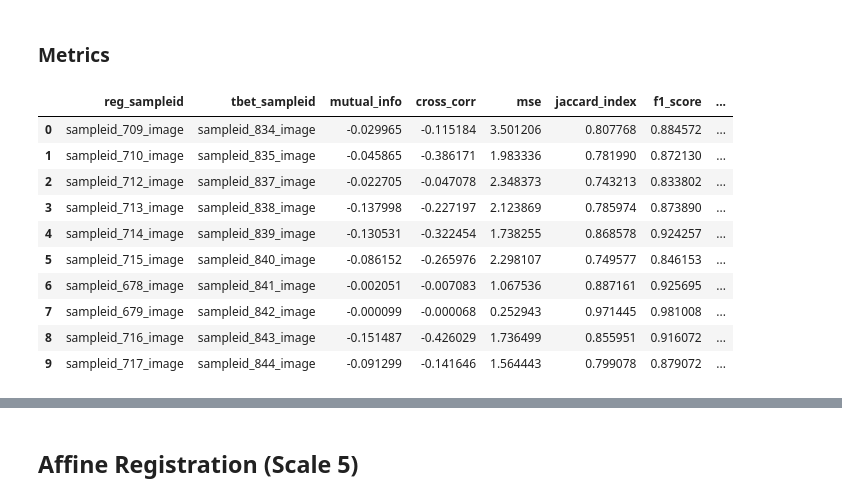
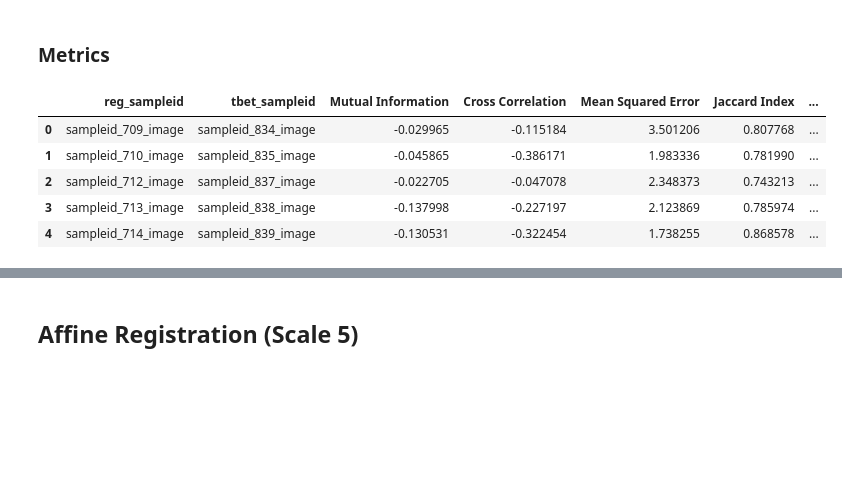
Before and after one commit to Olamiknight/WSIFIR, a Jupyter notebook: Regression_Tbet_Registration.ipynb, the cells around one changed output, grey strips where cells are left out. Cells and saved outputs as stored; diff of their text form; code cells hidden in the pictures; blank space fills up the shorter version.

```diff
--- a/Regression_Tbet_Registration.ipynb
+++ b/Regression_Tbet_Registration.ipynb
@@ -896,39 +896,38 @@ plt.show()
 # %% [markdown]
 ### Metrics
 # %%
-#Create a DataFrame to store the metrics
-metrics_df_2 = pd.DataFrame(columns=['reg_sampleid', 'tbet_sampleid', 'mutual_info', 'cross_corr', 'mse', 'jaccard_index', 'f1_score', 'hausdorff_distance'])
-# Loop through each image and compute the metrics
+
+#Create a dataframe with the regression and tbet images
+
+metrics_df_2 = pd.DataFrame(columns=['reg_sampleid', 'tbet_sampleid', 'Mutual Information', 'Cross Correlation', 'Mean Squared Error', 'Jaccard Index', 'F1 Score', 'Hausdorff Distance'])
+# Loop through each image in the registered images
+
 for i, (reg_sampleid, reg_image) in enumerate(regression_images_2):
     # Get the corresponding tbet image
     tbet_sampleid, tbet_image = tbet_images_2[i]
 
-    # Compute the metrics
-    mutual_info, cross_corr, mse, jaccard_index, f1, hausdorff_distance = compute_metrics(reg_image, tbet_image)
+    # Compute metrics
+    mutual_info, cross_corr, mse, jaccard_index, f1, hausdorff_distance_value = compute_metrics(reg_image, tbet_image)
 
-    # Append the metrics to the DataFrame
+    # Concatenate to the dataframe
     metrics_df_2 = pd.concat([metrics_df_2, pd.DataFrame({
         'reg_sampleid': [reg_sampleid],
         'tbet_sampleid': [tbet_sampleid],
-        'mutual_info': [mutual_info],
-        'cross_corr': [cross_corr],
-        'mse': [mse],
-        'jaccard_index': [jaccard_index],
-        'f1_score': [f1],
-        'hausdorff_distance': [hausdorff_distance]
+        'Mutual Information': [mutual_info],
+        'Cross Correlation': [cross_corr],
+        'Mean Squared Error': [mse],
+        'Jaccard Index': [jaccard_index],
+        'F1 Score': [f1],
+        'Hausdorff Distance': [hausdorff_distance_value]
     })], ignore_index=True)
 
-metrics_df_2.head(10)
+
+metrics_df_2.head(5)
 # %% [output]
-|  | reg_sampleid | tbet_sampleid | mutual_info | cross_corr | mse | jaccard_index | f1_score | ... |
-| 0 | sampleid_709_image | sampleid_834_image | -0.029965 | -0.115184 | 3.501206 | 0.807768 | 0.884572 | ... |
-| 1 | sampleid_710_image | sampleid_835_image | -0.045865 | -0.386171 | 1.983336 | 0.781990 | 0.872130 | ... |
-| 2 | sampleid_712_image | sampleid_837_image | -0.022705 | -0.047078 | 2.348373 | 0.743213 | 0.833802 | ... |
-| 3 | sampleid_713_image | sampleid_838_image | -0.137998 | -0.227197 | 2.123869 | 0.785974 | 0.873890 | ... |
-| 4 | sampleid_714_image | sampleid_839_image | -0.130531 | -0.322454 | 1.738255 | 0.868578 | 0.924257 | ... |
-| 5 | sampleid_715_image | sampleid_840_image | -0.086152 | -0.265976 | 2.298107 | 0.749577 | 0.846153 | ... |
-| 6 | sampleid_678_image | sampleid_841_image | -0.002051 | -0.007083 | 1.067536 | 0.887161 | 0.925695 | ... |
-| 7 | sampleid_679_image | sampleid_842_image | -0.000099 | -0.000068 | 0.252943 | 0.971445 | 0.981008 | ... |
-| 8 | sampleid_716_image | sampleid_843_image | -0.151487 | -0.426029 | 1.736499 | 0.855951 | 0.916072 | ... |
-| 9 | sampleid_717_image | sampleid_844_image | -0.091299 | -0.141646 | 1.564443 | 0.799078 | 0.879072 | ... |
+|  | reg_sampleid | tbet_sampleid | Mutual Information | Cross Correlation | Mean Squared Error | Jaccard Index | ... |
+| 0 | sampleid_709_image | sampleid_834_image | -0.029965 | -0.115184 | 3.501206 | 0.807768 | ... |
+| 1 | sampleid_710_image | sampleid_835_image | -0.045865 | -0.386171 | 1.983336 | 0.781990 | ... |
+| 2 | sampleid_712_image | sampleid_837_image | -0.022705 | -0.047078 | 2.348373 | 0.743213 | ... |
+| 3 | sampleid_713_image | sampleid_838_image | -0.137998 | -0.227197 | 2.123869 | 0.785974 | ... |
+| 4 | sampleid_714_image | sampleid_839_image | -0.130531 | -0.322454 | 1.738255 | 0.868578 | ... |
 # %%
```
Also changed, not shown: parts of 14 cells of this notebook, 1 other file.
